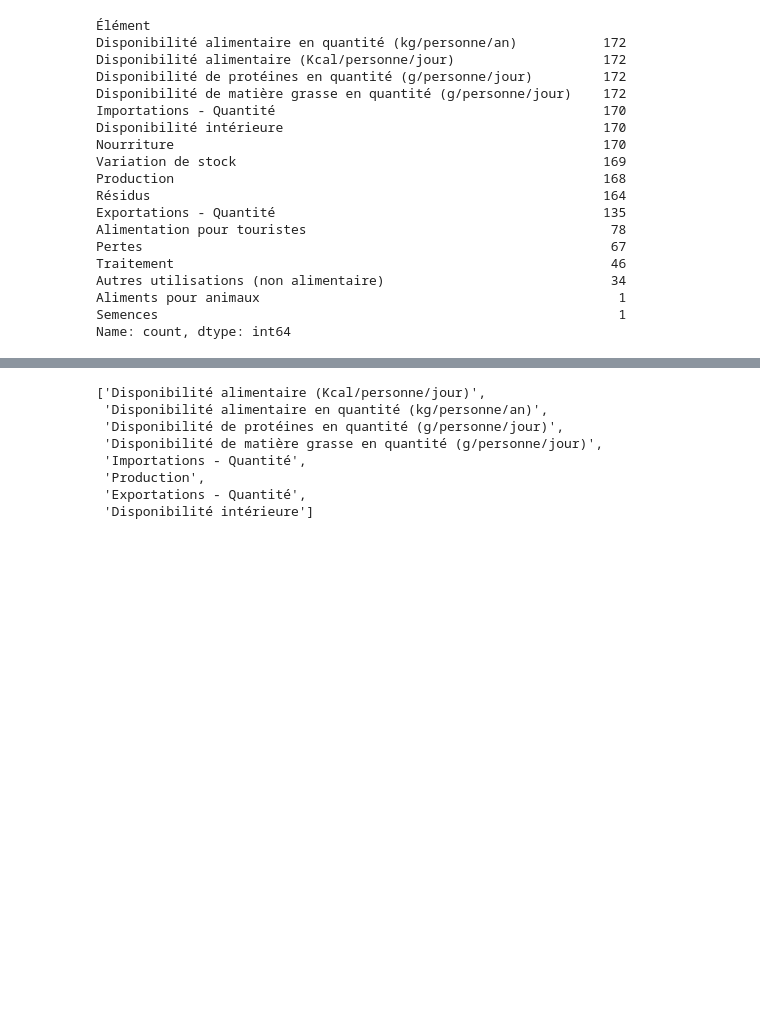
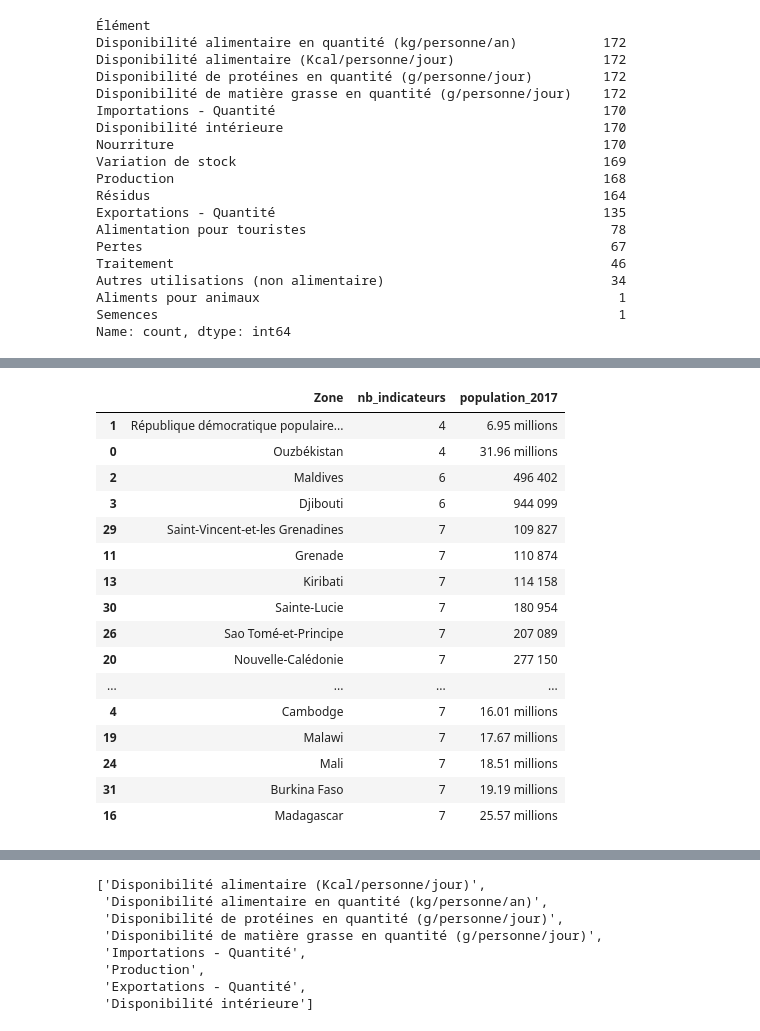
Before and after one commit to Stephane-OC/la-poule-qui-chante-market-study, a Jupyter notebook: preparation_nettoyage_EDA.ipynb, the cells around one changed output, grey strips where cells are left out. Saved outputs shown, nothing was run; the diff lists cells and outputs as text; code cells hidden in the pictures; blank space fills up the shorter version.

```diff
--- a/preparation_nettoyage_EDA.ipynb
+++ b/preparation_nettoyage_EDA.ipynb
@@ -1162,0 +1252,8 @@ Name: count, dtype: int64
+# %%
+# Sous-ensemble volaille limité aux indicateurs FAO retenus
+volaille_selected = volaille[
+    volaille["Élément"].isin(elements_retenus)
+].copy()
+
+print("Dimensions après sélection :", volaille_selected.shape)
+volaille_selected.head()
@@ -1162,0 +1468,12 @@ Name: count, dtype: int64
+# %%
+# Population 2017 uniquement
+population_2017 = population[
+    population["Année"] == 2017
+].copy()
+
+population_2017["Valeur"] = pd.to_numeric(population_2017["Valeur"], errors="coerce")
+population_2017["Valeur"] = population_2017["Valeur"] * 1_000
+population_2017["Unité"] = "personnes"
+
+print("Dimensions population_2017 :", population_2017.shape)
+population_2017.head()
@@ -1162,0 +1488,6 @@ Name: count, dtype: int64
+# %%
+# Tableau simplifié population
+population_2017_simple = population_2017[["Zone", "Valeur"]].copy()
+population_2017_simple = population_2017_simple.rename(columns={"Valeur": "population_2017"})
+
+population_2017_simple.head()
@@ -1162,0 +1522,33 @@ Name: count, dtype: int64
+# %%
+# Fusion couverture + population
+df_couverture_population = nb_indicateurs_par_pays.reset_index()
+df_couverture_population.columns = ["Zone", "nb_indicateurs"]
+
+df_couverture_population = df_couverture_population.merge(
+    population_2017_simple,
+    on="Zone",
+    how="left"
+)
+
+df_couverture_population.sort_values(
+    by=["nb_indicateurs", "population_2017"],
+    ascending=[True, True]
+).head(30)
+# %% [output]
+|  | Zone | nb_indicateurs | population_2017 |
+| 1 | République démocratique populaire... | 4 | 6.95 millions |
+| 0 | Ouzbékistan | 4 | 31.96 millions |
+| 2 | Maldives | 6 | 496 402 |
+| 3 | Djibouti | 6 | 944 099 |
+| 29 | Saint-Vincent-et-les Grenadines | 7 | 109 827 |
+| 11 | Grenade | 7 | 110 874 |
+| 13 | Kiribati | 7 | 114 158 |
+| 30 | Sainte-Lucie | 7 | 180 954 |
+| 26 | Sao Tomé-et-Principe | 7 | 207 089 |
+| 20 | Nouvelle-Calédonie | 7 | 277 150 |
+| ... | ... | ... | ... |
+| 4 | Cambodge | 7 | 16.01 millions |
+| 19 | Malawi | 7 | 17.67 millions |
+| 24 | Mali | 7 | 18.51 millions |
+| 31 | Burkina Faso | 7 | 19.19 millions |
+| 16 | Madagascar | 7 | 25.57 millions |
```
Also changed, not shown: parts of 118 cells of this notebook, 2 other files.
